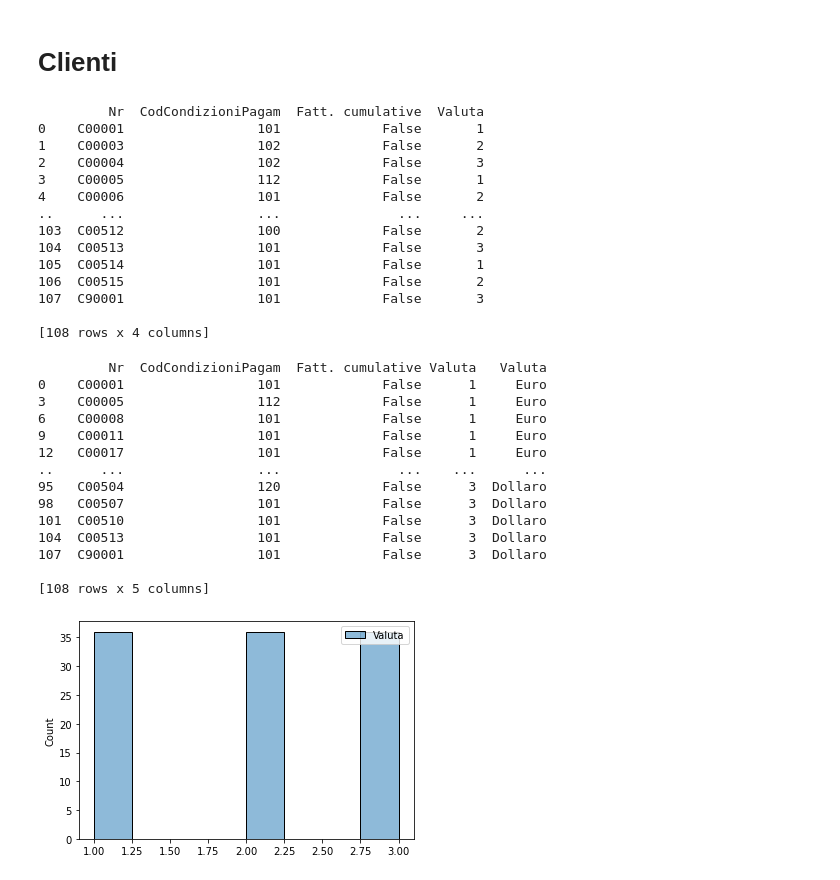
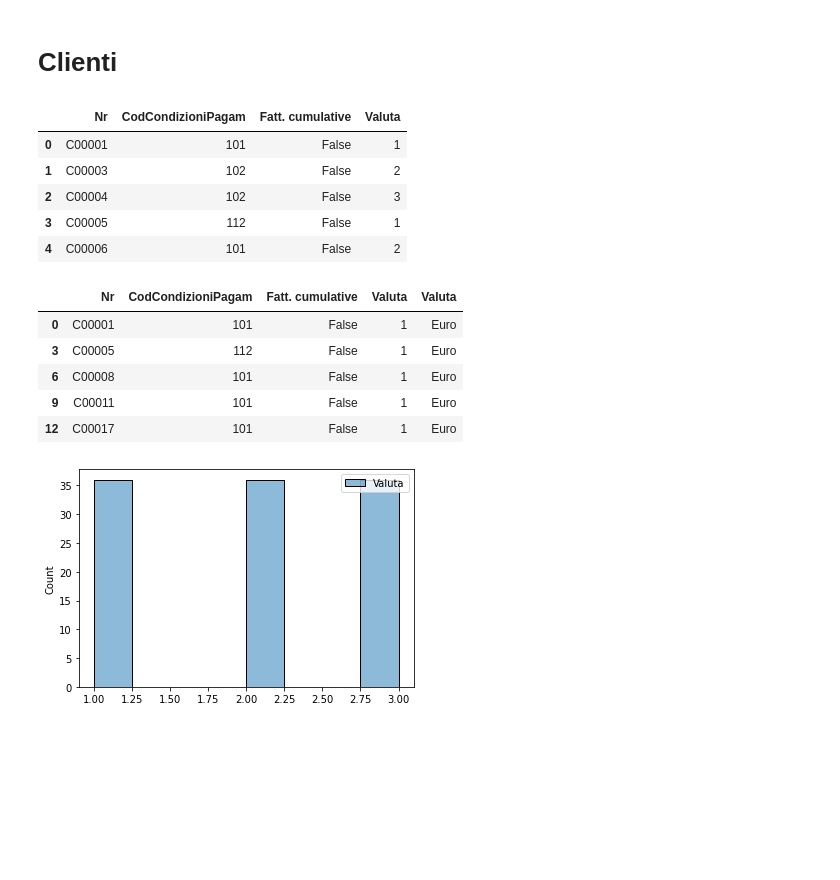
Before and after one commit to VinciGit00/SCGProject, a Jupyter notebook: Datasets/FixDatas.ipynb, the cells around one changed output. Drawn from its saved outputs; the diff is of its cells as text; code cells hidden in the pictures; blank space fills up the shorter version.

```diff
--- a/Datasets/FixDatas.ipynb
+++ b/Datasets/FixDatas.ipynb
@@ -13,65 +13,49 @@ import os
 # %%
 dfClienti = pd.read_excel('RawDatasets/Clienti.xlsx')
 
-print(dfClienti)
+dfClienti.to_csv('dfClienti.csv')
 
-dfClienti.to_csv('dfClienti.csv')
+dfClienti.head()
 # %% [output]
-         Nr  CodCondizioniPagam  Fatt. cumulative  Valuta
-0    C00001                 101             False       1
-1    C00003                 102             False       2
-2    C00004                 102             False       3
-3    C00005                 112             False       1
-4    C00006                 101             False       2
-..      ...                 ...               ...     ...
-103  C00512                 100             False       2
-104  C00513                 101             False       3
-105  C00514                 101             False       1
-106  C00515                 101             False       2
-107  C90001                 101             False       3
-
-[108 rows x 4 columns]
+|  | Nr | CodCondizioniPagam | Fatt. cumulative | Valuta |
+| 0 | C00001 | 101 | False | 1 |
+| 1 | C00003 | 102 | False | 2 |
+| 2 | C00004 | 102 | False | 3 |
+| 3 | C00005 | 112 | False | 1 |
+| 4 | C00006 | 101 | False | 2 |
 # %%
 #1: Euro
 indice1 = dfClienti.loc[dfClienti.Valuta == 1, :]
 
 indice1.insert(loc=4, column='Valuta',
                value='Euro', allow_duplicates=True)
 
 #2: Dollaro
 indice2 = dfClienti.loc[dfClienti.Valuta == 2, :]
 
 indice2.insert(loc=4, column='Valuta',
                value='Dollaro', allow_duplicates=True)
 
 
 #3: Yen
 indice3 = dfClienti.loc[dfClienti.Valuta == 3, :]
 
 indice3.insert(loc=4, column='Valuta',
                value='Dollaro', allow_duplicates=True)
 
 #Unione delle sottotabelle
 union = pd.concat([indice1, indice2, indice3])
 
-print(union)
+union.to_csv('dfClienti.csv')
 
-union.to_csv('dfClienti.csv')
+union.head()
 # %% [output]
-         Nr  CodCondizioniPagam  Fatt. cumulative Valuta   Valuta
-0    C00001                 101             False      1     Euro
-3    C00005                 112             False      1     Euro
-6    C00008                 101             False      1     Euro
-9    C00011                 101             False      1     Euro
-12   C00017                 101             False      1     Euro
-..      ...                 ...               ...    ...      ...
-95   C00504                 120             False      3  Dollaro
-98   C00507                 101             False      3  Dollaro
-101  C00510                 101             False      3  Dollaro
-104  C00513                 101             False      3  Dollaro
-107  C90001                 101             False      3  Dollaro
-
-[108 rows x 5 columns]
+|  | Nr | CodCondizioniPagam | Fatt. cumulative | Valuta | Valuta |
+| 0 | C00001 | 101 | False | 1 | Euro |
+| 3 | C00005 | 112 | False | 1 | Euro |
+| 6 | C00008 | 101 | False | 1 | Euro |
+| 9 | C00011 | 101 | False | 1 | Euro |
+| 12 | C00017 | 101 | False | 1 | Euro |
 # %%
 sns.histplot(union.Valuta)
 plt.savefig('Valuta.jpeg')
```
Also changed, not shown: parts of 7 cells of this notebook, 1 other file.
